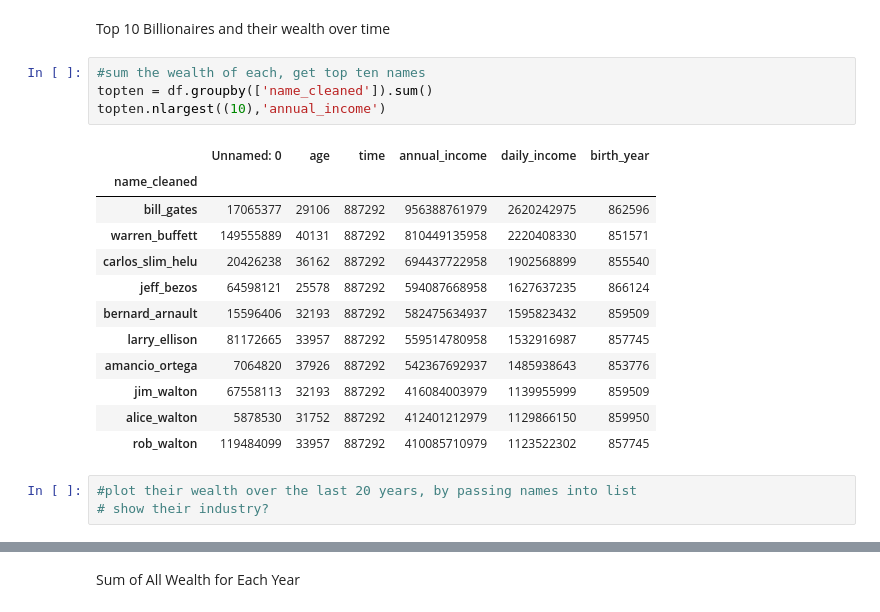
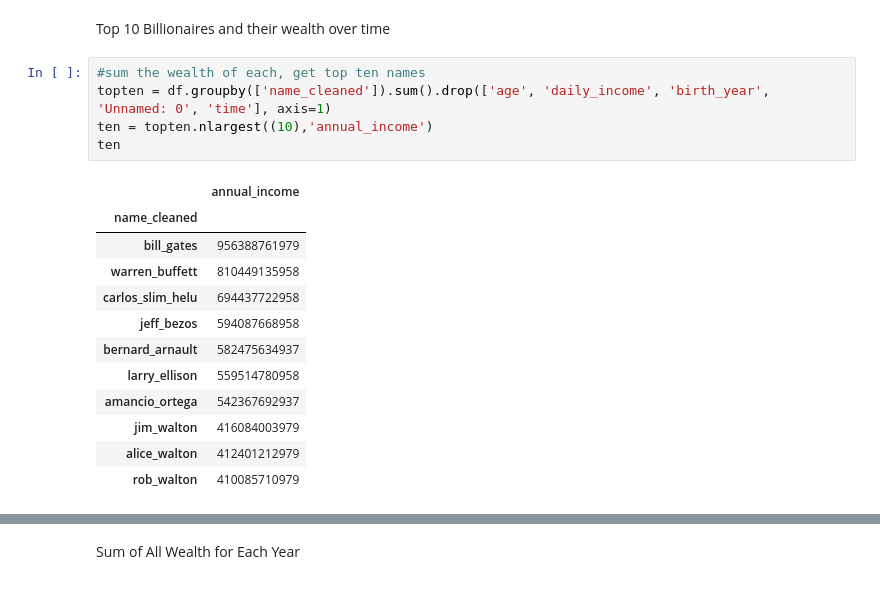
Before and after one commit to thealura/project_billionaires, a Jupyter notebook: PROJECT_1.ipynb, the cells around one changed output, grey strips where cells are left out. Cells and saved outputs as stored; diff of their text form.

```diff
--- a/PROJECT_1.ipynb
+++ b/PROJECT_1.ipynb
@@ -181,21 +182,19 @@ The total number of billionaires in the last 20 years is 5014 !!!
 Top 10 Billionaires and their wealth over time
 # %%
 #sum the wealth of each, get top ten names
-topten = df.groupby(['name_cleaned']).sum()
-topten.nlargest((10),'annual_income')
+topten = df.groupby(['name_cleaned']).sum().drop(['age', 'daily_income', 'birth_year', 'Unnamed: 0', 'time'], axis=1)
+ten = topten.nlargest((10),'annual_income')
+ten
 # %% [output]
-|  | Unnamed: 0 | age | time | annual_income | daily_income | birth_year |
-| name_cleaned |  |  |  |  |  |  |
-| bill_gates | 17065377 | 29106 | 887292 | 956388761979 | 2620242975 | 862596 |
-| warren_buffett | 149555889 | 40131 | 887292 | 810449135958 | 2220408330 | 851571 |
-| carlos_slim_helu | 20426238 | 36162 | 887292 | 694437722958 | 1902568899 | 855540 |
-| jeff_bezos | 64598121 | 25578 | 887292 | 594087668958 | 1627637235 | 866124 |
-| bernard_arnault | 15596406 | 32193 | 887292 | 582475634937 | 1595823432 | 859509 |
-| larry_ellison | 81172665 | 33957 | 887292 | 559514780958 | 1532916987 | 857745 |
-| amancio_ortega | 7064820 | 37926 | 887292 | 542367692937 | 1485938643 | 853776 |
-| jim_walton | 67558113 | 32193 | 887292 | 416084003979 | 1139955999 | 859509 |
-| alice_walton | 5878530 | 31752 | 887292 | 412401212979 | 1129866150 | 859950 |
-| rob_walton | 119484099 | 33957 | 887292 | 410085710979 | 1123522302 | 857745 |
+|  | annual_income |
+| name_cleaned |  |
+| bill_gates | 956388761979 |
+| warren_buffett | 810449135958 |
+| carlos_slim_helu | 694437722958 |
+| jeff_bezos | 594087668958 |
+| bernard_arnault | 582475634937 |
+| larry_ellison | 559514780958 |
+| amancio_ortega | 542367692937 |
+| jim_walton | 416084003979 |
+| alice_walton | 412401212979 |
+| rob_walton | 410085710979 |
-# %%
-#plot their wealth over the last 20 years, by passing names into list
-# show their industry?
```
Also changed, not shown: parts of 20 cells of this notebook.
